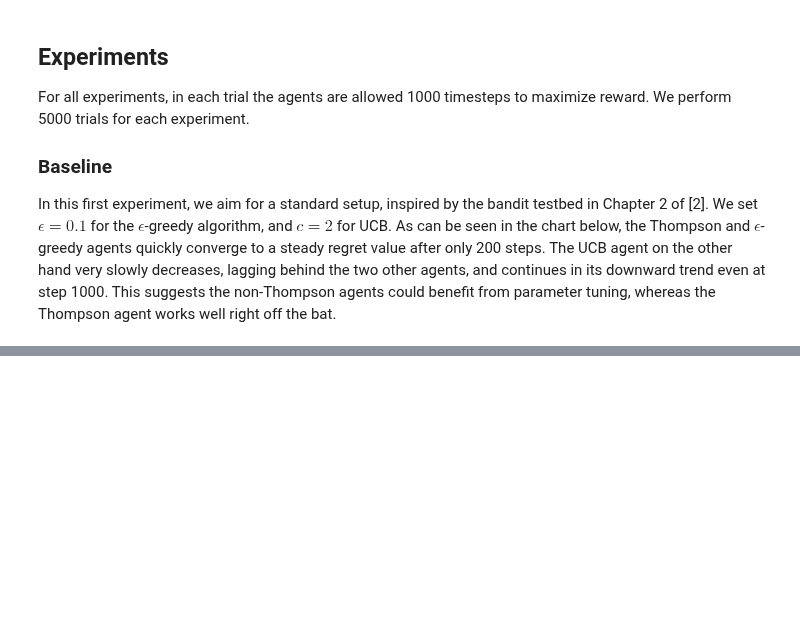
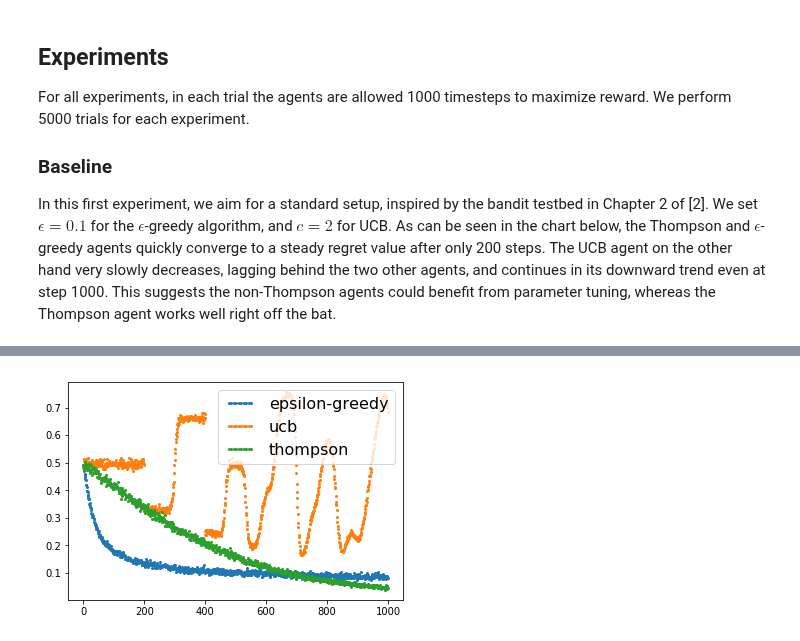
Before and after one commit to martin-fabbri/colab-notebooks, a Jupyter notebook: bandits/02-bandits-thompson-sampling.ipynb, the cells around one changed output, grey strips where cells are left out. Cells and saved outputs as stored; diff of their text form; code cells hidden in the pictures; blank space fills up the shorter version.

```diff
--- a/bandits/02-bandits-thompson-sampling.ipynb
+++ b/bandits/02-bandits-thompson-sampling.ipynb
@@ -294,0 +293,10 @@ KeyboardInterrupt: ignored
+# %%
+
+# Experiment 3
+arm_count = 200 # number of arms in bandit
+epsilon = 0.1
+ucb_c = 2
+stationary=True
+experiment(arm_count)
+# %% [output]
+[figure, added]
```
Also changed, not shown: parts of 13 cells of this notebook.
